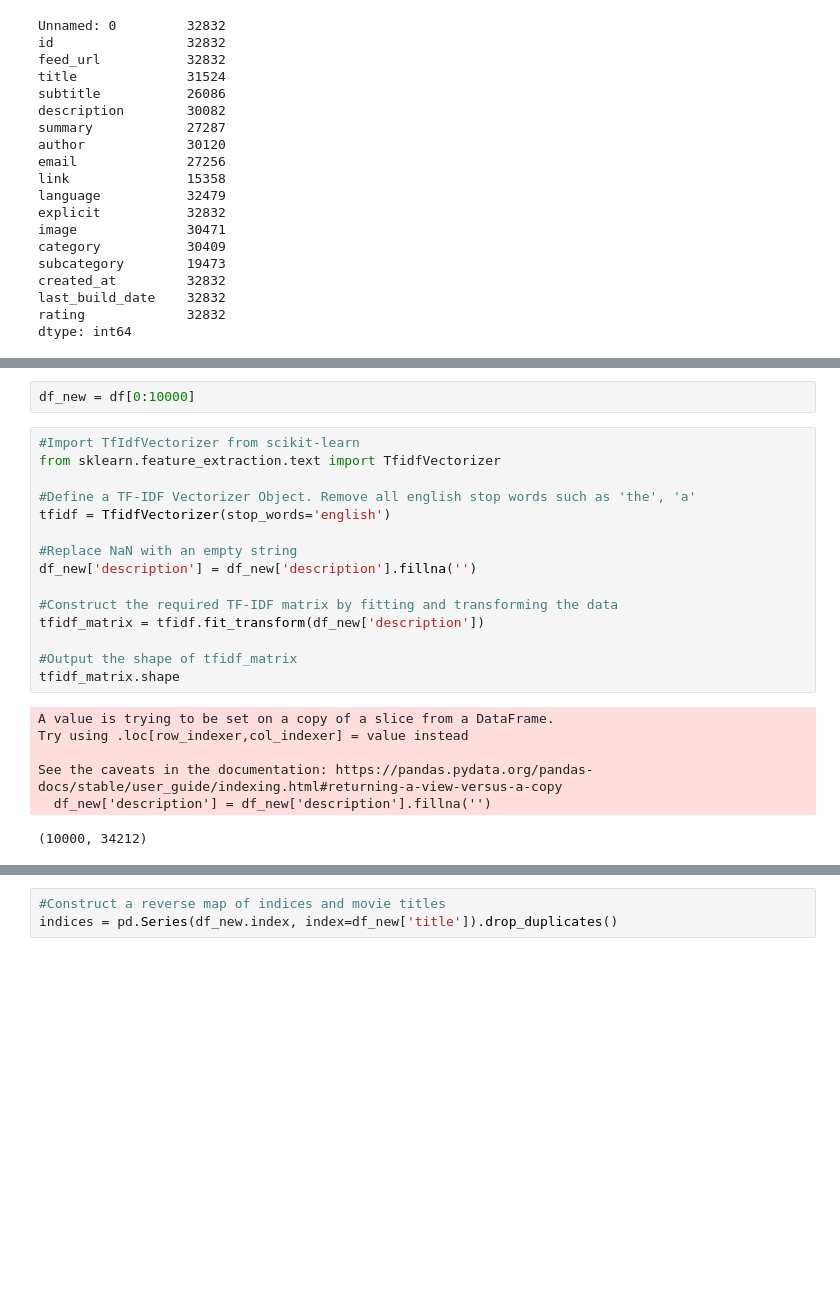
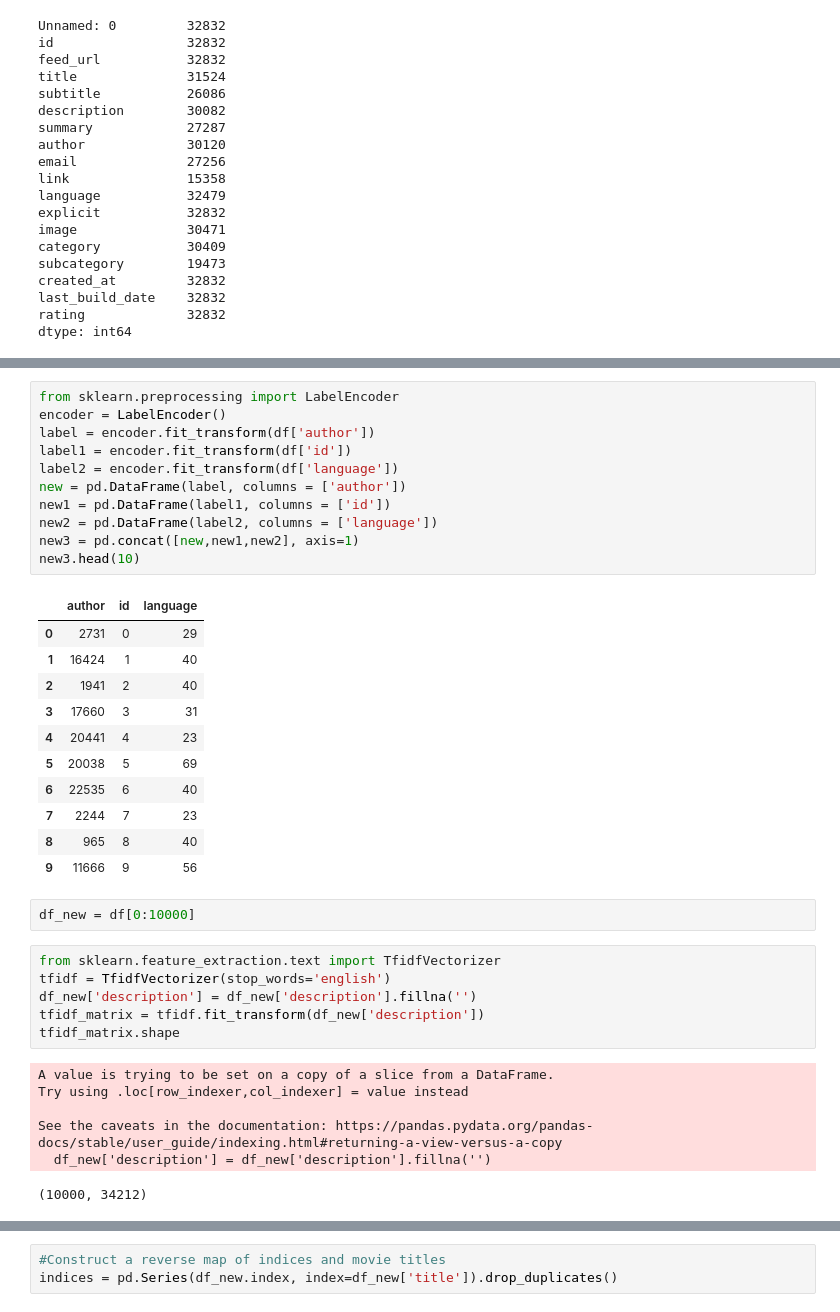
Before and after one commit to Park-TaeHwan/ML_LAB, a Jupyter notebook: ML-termp/content_based.ipynb, the cells around one changed output, grey strips where cells are left out. Saved outputs shown, nothing was run; the diff lists cells and outputs as text; blank space fills up the shorter version.

```diff
--- a/ML-termp/content_based.ipynb
+++ b/ML-termp/content_based.ipynb
@@ -105,19 +127,33 @@ fmt = '.2f', linewidths=.5, cmap='Blues')
+# %%
+from sklearn.preprocessing import LabelEncoder
+encoder = LabelEncoder()
+label = encoder.fit_transform(df['author'])
+label1 = encoder.fit_transform(df['id'])
+label2 = encoder.fit_transform(df['language'])
+new = pd.DataFrame(label, columns = ['author'])
+new1 = pd.DataFrame(label1, columns = ['id'])
+new2 = pd.DataFrame(label2, columns = ['language'])
+new3 = pd.concat([new,new1,new2], axis=1)
+new3.head(10)
+# %% [output]
+|  | author | id | language |
+| 0 | 2731 | 0 | 29 |
+| 1 | 16424 | 1 | 40 |
+| 2 | 1941 | 2 | 40 |
+| 3 | 17660 | 3 | 31 |
+| 4 | 20441 | 4 | 23 |
+| 5 | 20038 | 5 | 69 |
+| 6 | 22535 | 6 | 40 |
+| 7 | 2244 | 7 | 23 |
+| 8 | 965 | 8 | 40 |
+| 9 | 11666 | 9 | 56 |
 # %%
 df_new = df[0:10000]
 # %%
-#Import TfIdfVectorizer from scikit-learn
 from sklearn.feature_extraction.text import TfidfVectorizer
-
-#Define a TF-IDF Vectorizer Object. Remove all english stop words such as 'the', 'a'
 tfidf = TfidfVectorizer(stop_words='english')
-
-#Replace NaN with an empty string
 df_new['description'] = df_new['description'].fillna('')
-
-#Construct the required TF-IDF matrix by fitting and transforming the data
 tfidf_matrix = tfidf.fit_transform(df_new['description'])
-
-#Output the shape of tfidf_matrix
 tfidf_matrix.shape
 # %% [output]
 A value is trying to be set on a copy of a slice from a DataFrame.
```
Also changed, not shown: parts of 5 cells of this notebook.
